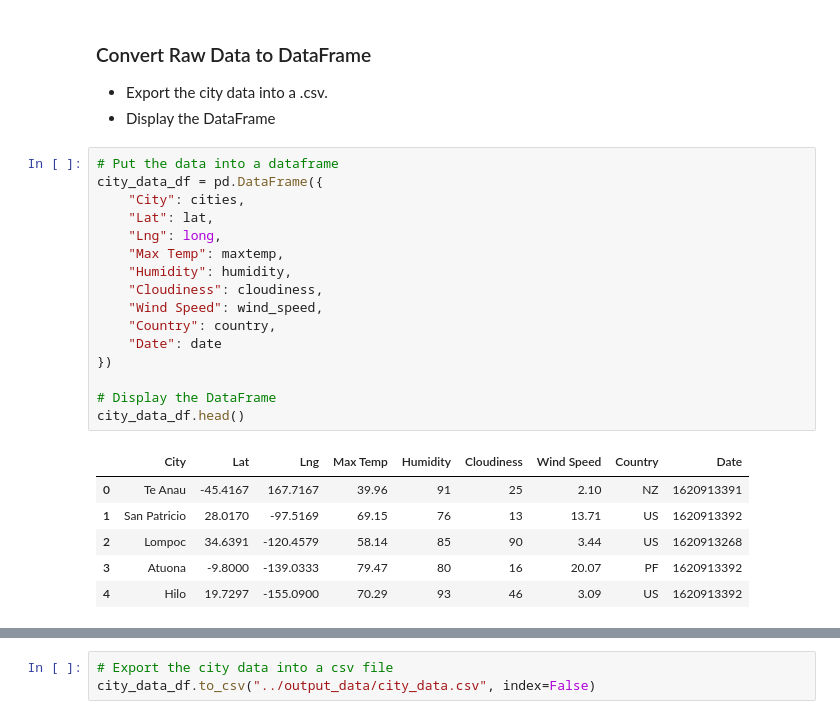
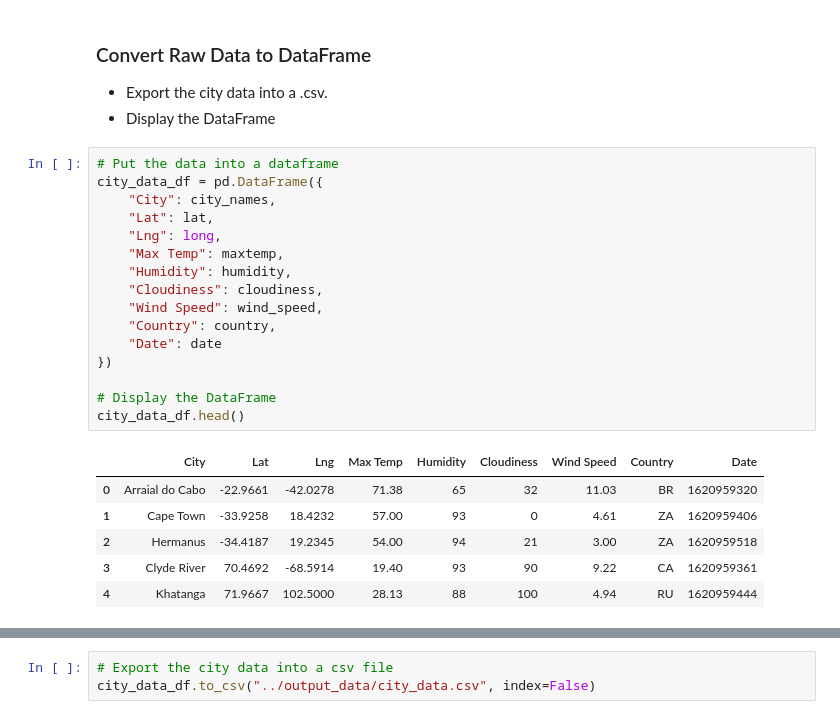
Before and after one commit to Jesskhunter/python-api-challenge, a Jupyter notebook: WeatherPy/WeatherPy.ipynb, the cells around one changed output, grey strips where cells are left out. Drawn from its saved outputs; the diff is of its cells as text.

```diff
--- a/WeatherPy/WeatherPy.ipynb
+++ b/WeatherPy/WeatherPy.ipynb
@@ -143,26 +141,26 @@ Data Retrieval Complete
 # %%
 # Put the data into a dataframe
 city_data_df = pd.DataFrame({
-    "City": cities,
+    "City": city_names,
     "Lat": lat,
     "Lng": long,
     "Max Temp": maxtemp,
     "Humidity": humidity,
     "Cloudiness": cloudiness,
     "Wind Speed": wind_speed,
     "Country": country,
     "Date": date
 })
 
 # Display the DataFrame
 city_data_df.head()
 # %% [output]
 |  | City | Lat | Lng | Max Temp | Humidity | Cloudiness | Wind Speed | Country | Date |
-| 0 | Te Anau | -45.4167 | 167.7167 | 39.96 | 91 | 25 | 2.10 | NZ | 1620913391 |
-| 1 | San Patricio | 28.0170 | -97.5169 | 69.15 | 76 | 13 | 13.71 | US | 1620913392 |
-| 2 | Lompoc | 34.6391 | -120.4579 | 58.14 | 85 | 90 | 3.44 | US | 1620913268 |
-| 3 | Atuona | -9.8000 | -139.0333 | 79.47 | 80 | 16 | 20.07 | PF | 1620913392 |
-| 4 | Hilo | 19.7297 | -155.0900 | 70.29 | 93 | 46 | 3.09 | US | 1620913392 |
+| 0 | Arraial do Cabo | -22.9661 | -42.0278 | 71.38 | 65 | 32 | 11.03 | BR | 1620959320 |
+| 1 | Cape Town | -33.9258 | 18.4232 | 57.00 | 93 | 0 | 4.61 | ZA | 1620959406 |
+| 2 | Hermanus | -34.4187 | 19.2345 | 54.00 | 94 | 21 | 3.00 | ZA | 1620959518 |
+| 3 | Clyde River | 70.4692 | -68.5914 | 19.40 | 93 | 90 | 9.22 | CA | 1620959361 |
+| 4 | Khatanga | 71.9667 | 102.5000 | 28.13 | 88 | 100 | 4.94 | RU | 1620959444 |
 # %%
 # How many entries were returned?
 city_data_df.count()
```
Also changed, not shown: parts of 17 cells of this notebook, 6 other files.
